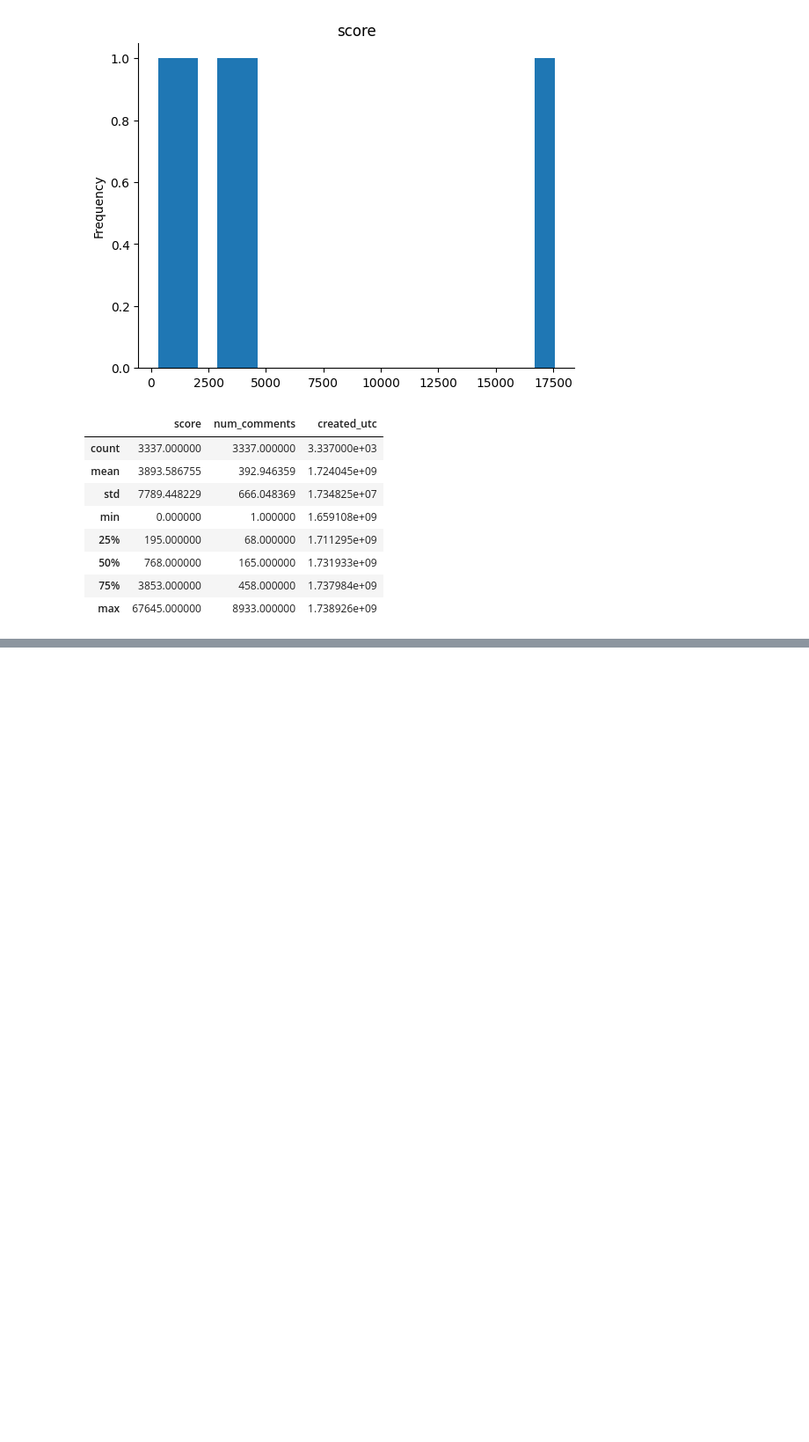
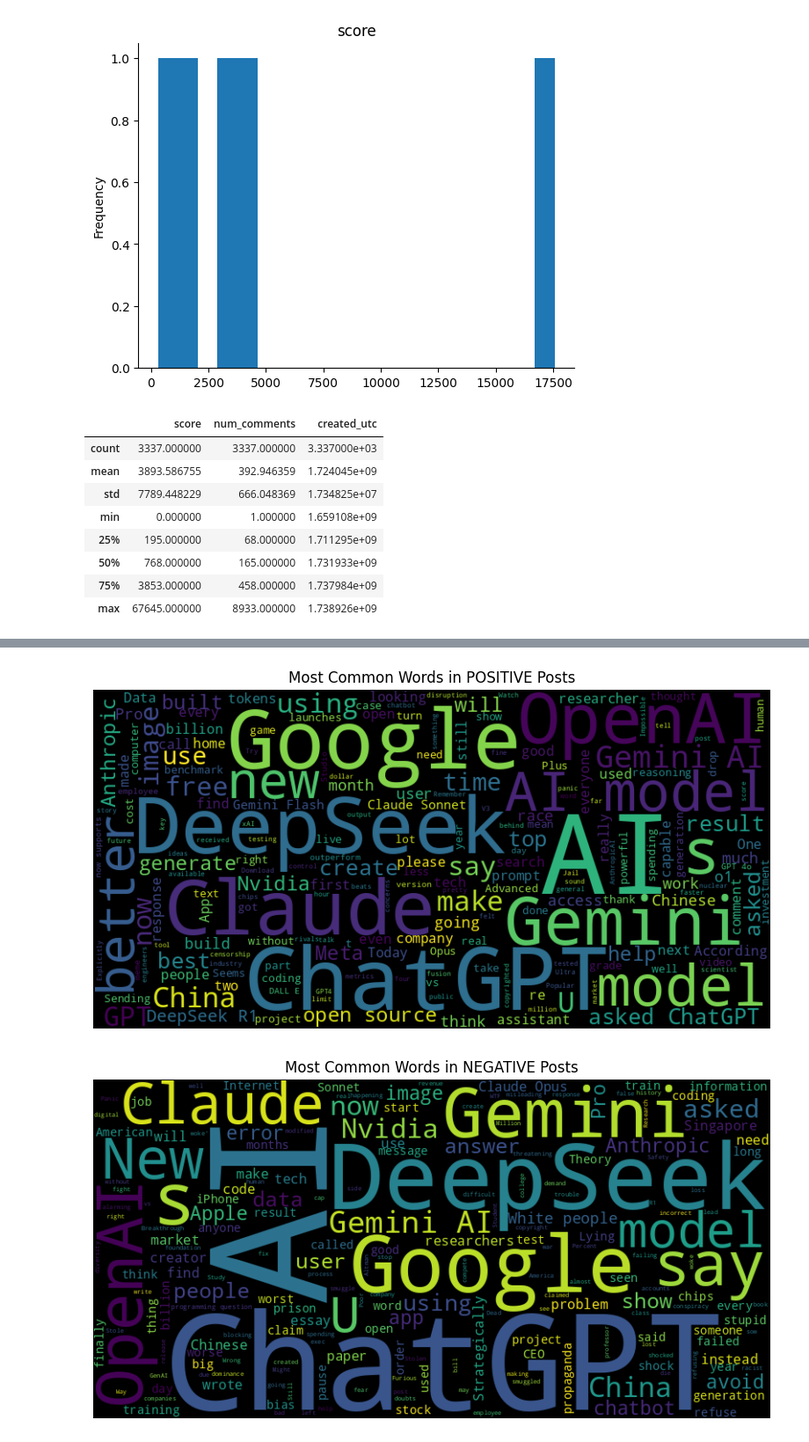
Before and after one commit to rishabh3562/DA, a Jupyter notebook: colab/reddit_post_data_scrapping.ipynb, the cells around one changed output, grey strips where cells are left out. Shown at 88% size. Cells and saved outputs as stored; diff of their text form; code cells hidden in the pictures; blank space fills up the shorter version.

```diff
--- a/colab/reddit_post_data_scrapping.ipynb
+++ b/colab/reddit_post_data_scrapping.ipynb
@@ -325,0 +685,15 @@ df.describe()
+# %%
+from wordcloud import WordCloud
+
+for sentiment in ["POSITIVE", "NEGATIVE"]:
+    text = " ".join(df[df["final_sentiment"] == sentiment]["title"])
+    wordcloud = WordCloud(width=800, height=400, background_color="black").generate(text)
+
+    plt.figure(figsize=(10, 5))
+    plt.imshow(wordcloud, interpolation="bilinear")
+    plt.title(f"Most Common Words in {sentiment} Posts")
+    plt.axis("off")
+    plt.show()
+# %% [output]
+[figure, added]
+[figure, added]
```
Also changed, not shown: parts of 17 cells of this notebook.
